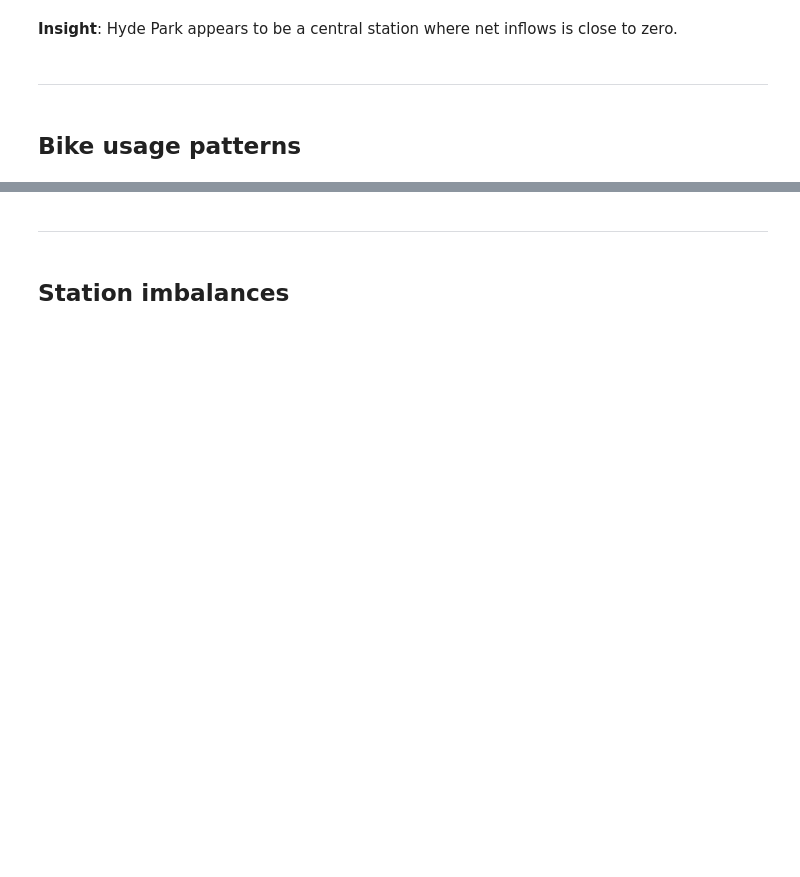
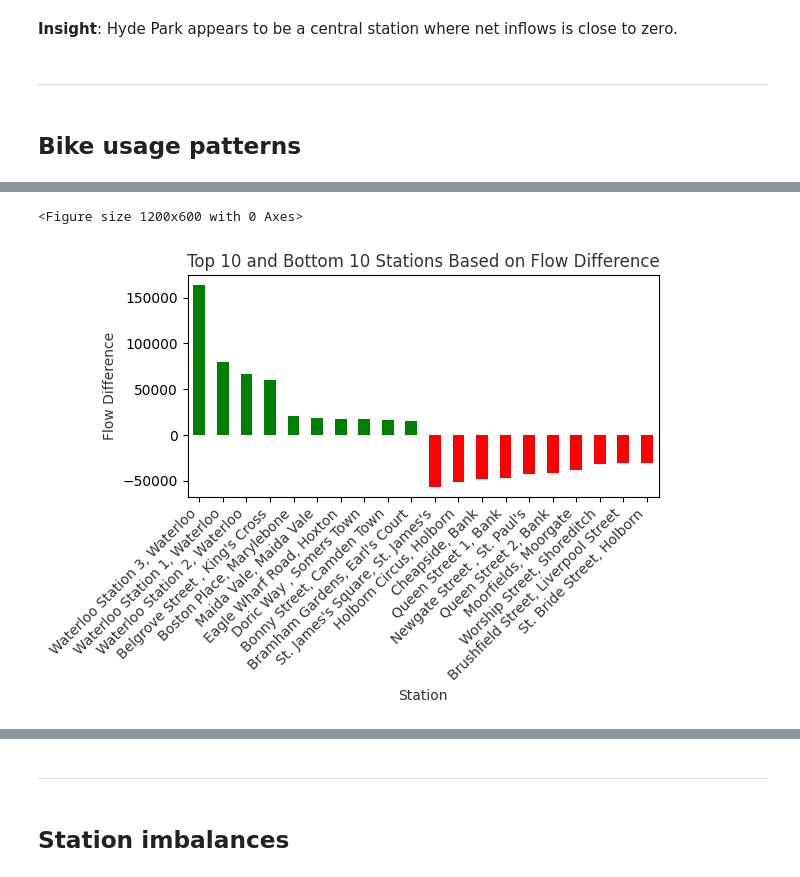
Before and after one commit to KarlMeierMattern/cycling-tfl, a Jupyter notebook: main.ipynb, the cells around one changed output, grey strips where cells are left out. Cells and saved outputs as stored; diff of their text form; code cells hidden in the pictures; blank space fills up the shorter version.

```diff
--- a/main.ipynb
+++ b/main.ipynb
@@ -610,0 +698,9 @@ plt.show()
+# %%
+weekday_morning_station_usage = weekday_morning_station_usage.to_frame().reset_index()
+weekday_evening_station_usage = weekday_evening_station_usage.to_frame().reset_index()
+# %%
+weekday_morning_station_usage.rename(columns={"index": 'station', 0: 'net_flow_morning'}, inplace=True)
+weekday_evening_station_usage.rename(columns={"index": 'station', 0: 'net_flow_evening'}, inplace=True)
+# %%
+# Interested in stations that appear in both datasets to assess differences in net flows based on time of day
+weekday_morning_evening_merged = weekday_morning_station_usage.merge(right=weekday_evening_station_usage, on='station', how='inner')
@@ -610,0 +716,3 @@ plt.show()
+# %%
+weekday_morning_evening_merged['flow_difference'] = weekday_morning_evening_merged['net_flow_morning'] - weekday_morning_evening_merged['net_flow_evening']
+weekday_morning_evening_merged.head()
@@ -611,3 +725,26 @@ plt.show()
+# %%
+# Select top 10 and bottom 10 stations
+top_10_stations = weekday_morning_evening_merged.sort_values(by='flow_difference', ascending=False).head(10)
+bottom_10_stations = weekday_morning_evening_merged.sort_values(by='flow_difference', ascending=True).head(10)
+
+# Combine top and bottom stations for comparison
+combined_stations = pd.concat([top_10_stations, bottom_10_stations])
+
+# Plot bar chart
+plt.figure(figsize=(12, 6))
+combined_stations.plot(kind='bar', x='station', y='flow_difference', color=['green']*10 + ['red']*10, legend=False)
+
+plt.title('Top 10 and Bottom 10 Stations Based on Flow Difference', alpha=0.8)
+plt.xlabel('Station', alpha=0.8)
+plt.ylabel('Flow Difference', alpha=0.8)
+plt.xticks(rotation=45, ha='right', alpha=0.8)
+plt.tight_layout()
+
+# Show plot
+plt.show()
+# %% [output]
+<Figure size 1200x600 with 0 Axes>
+[figure, added]
 # %%
 df_combined['bike_id'].value_counts().head(10).plot(kind='bar', title="Most Used Bikes")
 # %% [output]
```
Also changed, not shown: parts of 60 cells of this notebook, 2 other files.
